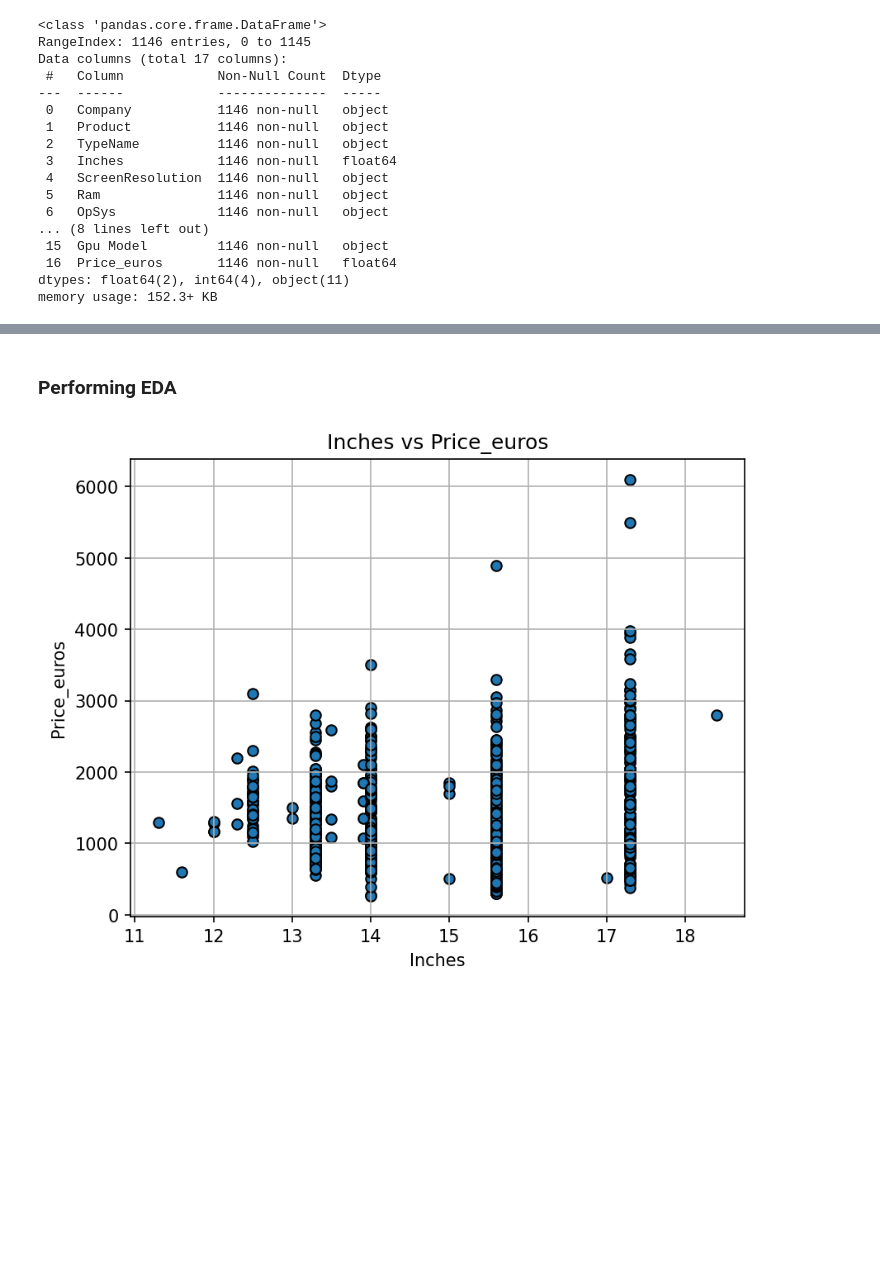
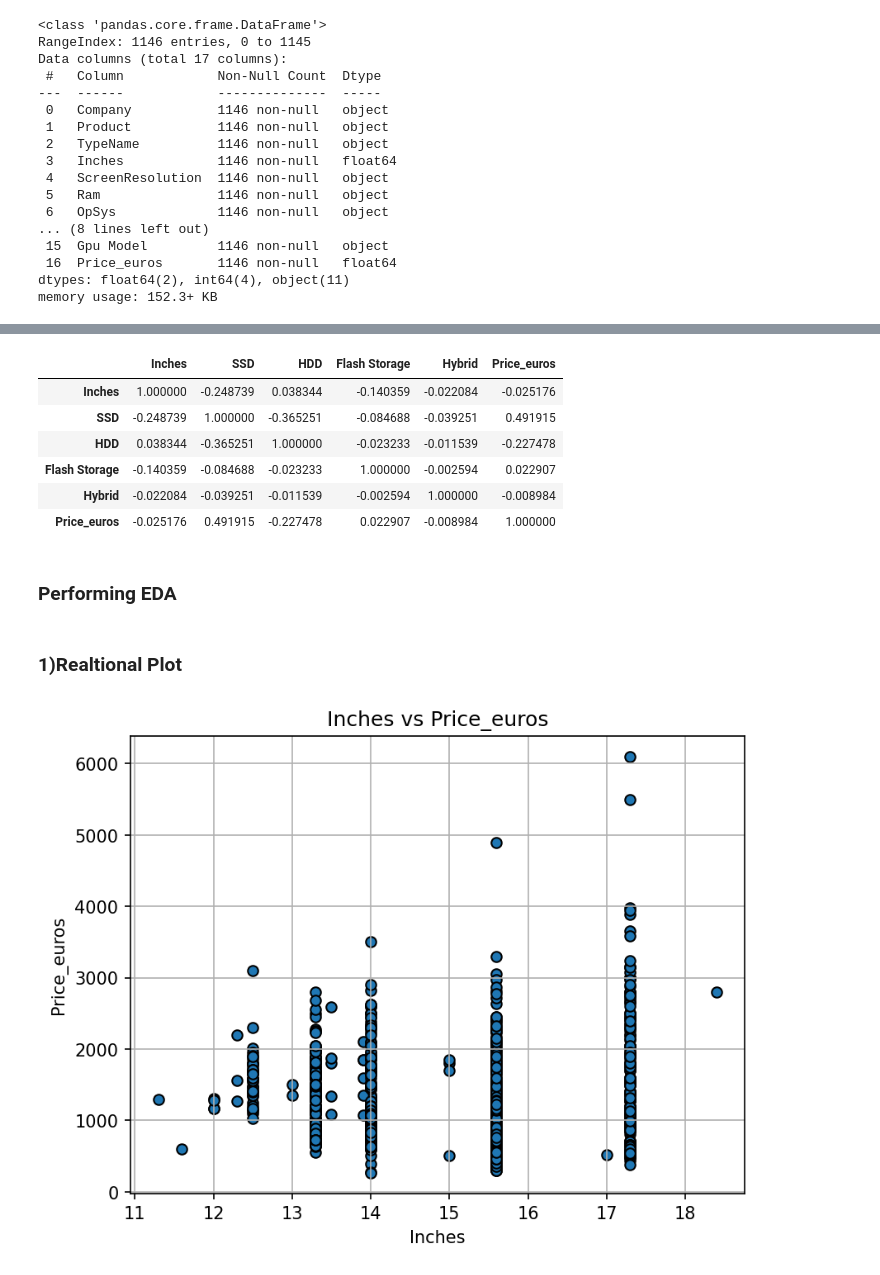
Before and after one commit to San0160/Statistics-and-Trends, a Jupyter notebook: stats_and_trends_assignment.ipynb, the cells around one changed output, grey strips where cells are left out. Drawn from its saved outputs; the diff is of its cells as text; code cells hidden in the pictures; blank space fills up the shorter version.

```diff
--- a/stats_and_trends_assignment.ipynb
+++ b/stats_and_trends_assignment.ipynb
@@ -83,0 +76,2 @@ df.head(5)
+# %%
+num_only_columns = df.select_dtypes(exclude="object")
@@ -84,5 +107,17 @@ df.head(5)
+# %%
+num_only_columns.corr()
+# %% [output]
+|  | Inches | SSD | HDD | Flash Storage | Hybrid | Price_euros |
+| Inches | 1.000000 | -0.248739 | 0.038344 | -0.140359 | -0.022084 | -0.025176 |
+| SSD | -0.248739 | 1.000000 | -0.365251 | -0.084688 | -0.039251 | 0.491915 |
+| HDD | 0.038344 | -0.365251 | 1.000000 | -0.023233 | -0.011539 | -0.227478 |
+| Flash Storage | -0.140359 | -0.084688 | -0.023233 | 1.000000 | -0.002594 | 0.022907 |
+| Hybrid | -0.022084 | -0.039251 | -0.011539 | -0.002594 | 1.000000 | -0.008984 |
+| Price_euros | -0.025176 | 0.491915 | -0.227478 | 0.022907 | -0.008984 | 1.000000 |
 # %% [markdown]
 ### Performing EDA
+# %% [markdown]
+### 1)Realtional Plot
 # %%
 # Scatter plot function to compare numerical columns
 
```
Also changed, not shown: parts of 20 cells of this notebook.
